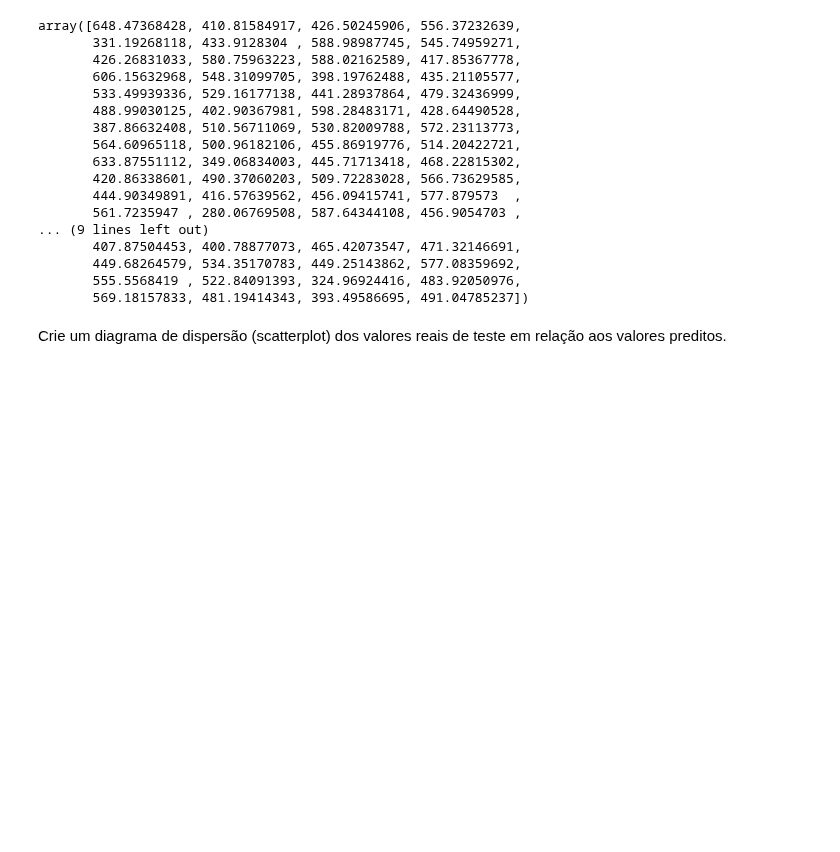
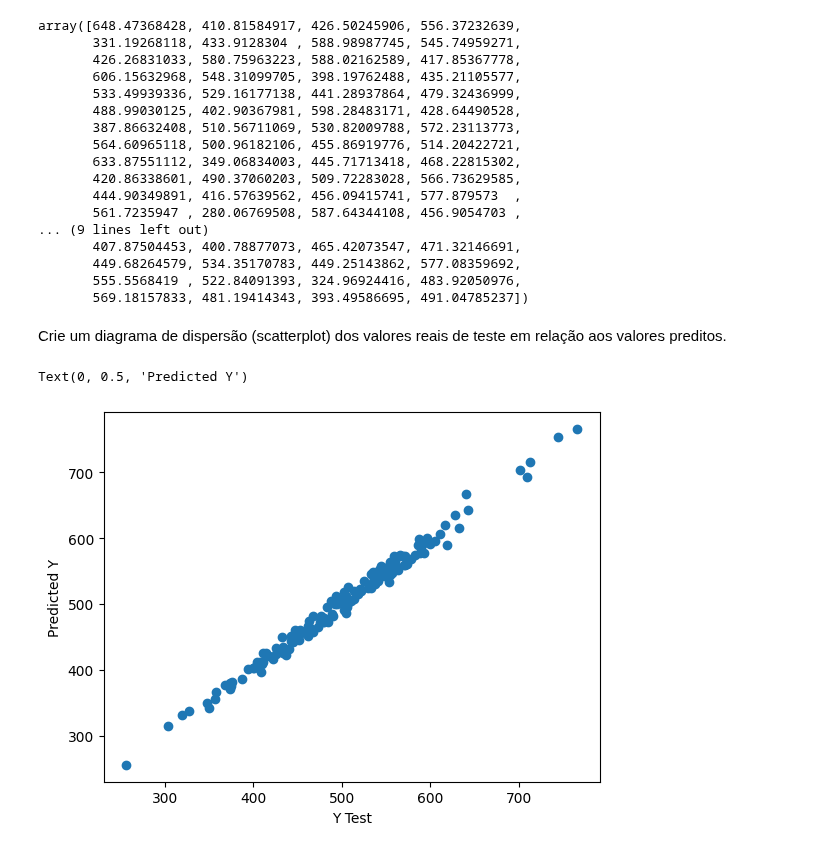
Before and after one commit to ludiemert/Classification_Regression_Models, a Jupyter notebook: 7_Classification_Regression_Models/1_Project/Projeto Analise Dados Ecommerce.ipynb, the cells around one changed output. Saved outputs shown, nothing was run; the diff lists cells and outputs as text; code cells hidden in the pictures; blank space fills up the shorter version.

Commit message:
add previsao com grafico e a amostra and img

```diff
--- a/7_Classification_Regression_Models/1_Project/Projeto Analise Dados Ecommerce.ipynb
+++ b/7_Classification_Regression_Models/1_Project/Projeto Analise Dados Ecommerce.ipynb
@@ -334,3 +334,11 @@ array([648.47368428, 410.81584917, 426.50245906, 556.37232639,
        569.18157833, 481.19414343, 393.49586695, 491.04785237])
 # %% [markdown]
 Crie um diagrama de dispersão (scatterplot) dos valores reais de teste em relação aos valores preditos.
+# %%
+# previsao com grafico e a amostra foi boa
+plt.scatter(y_test, predictions)
+plt.xlabel('Y Test')
+plt.ylabel('Predicted Y')
+# %% [output]
+Text(0, 0.5, 'Predicted Y')
+[figure, added]
```
Also changed, not shown: 1 other file.
